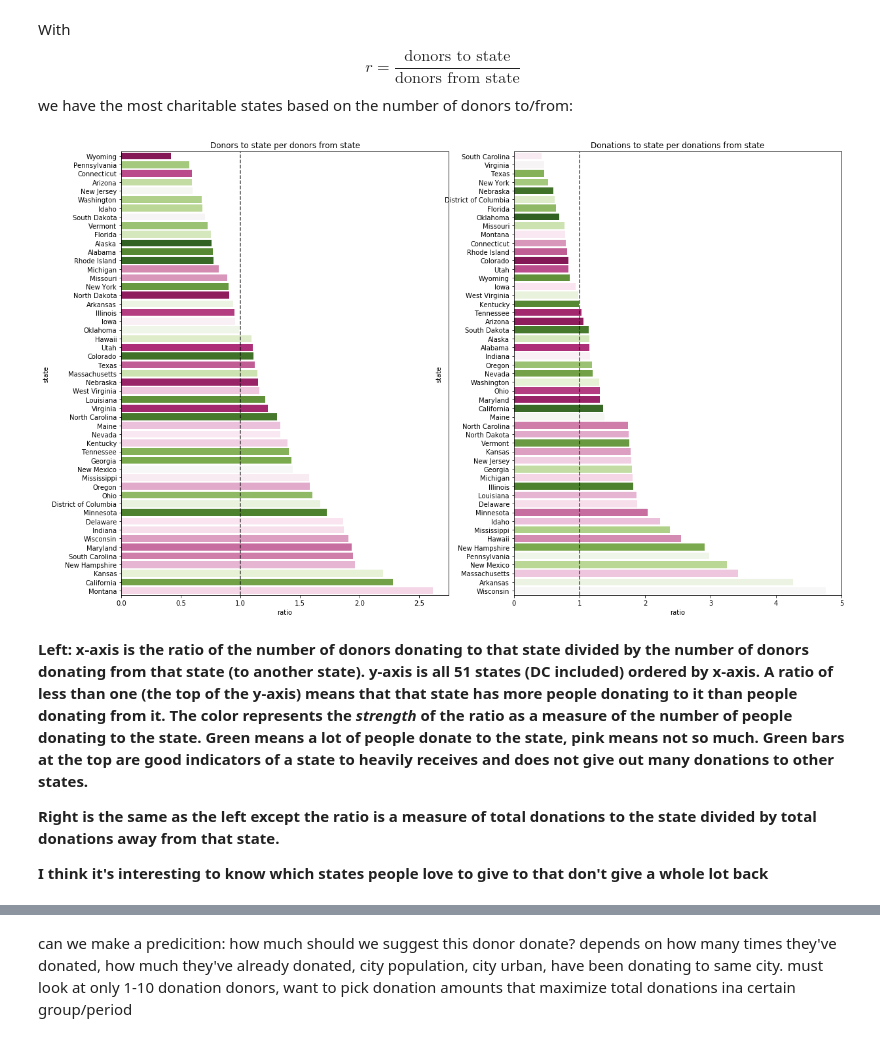
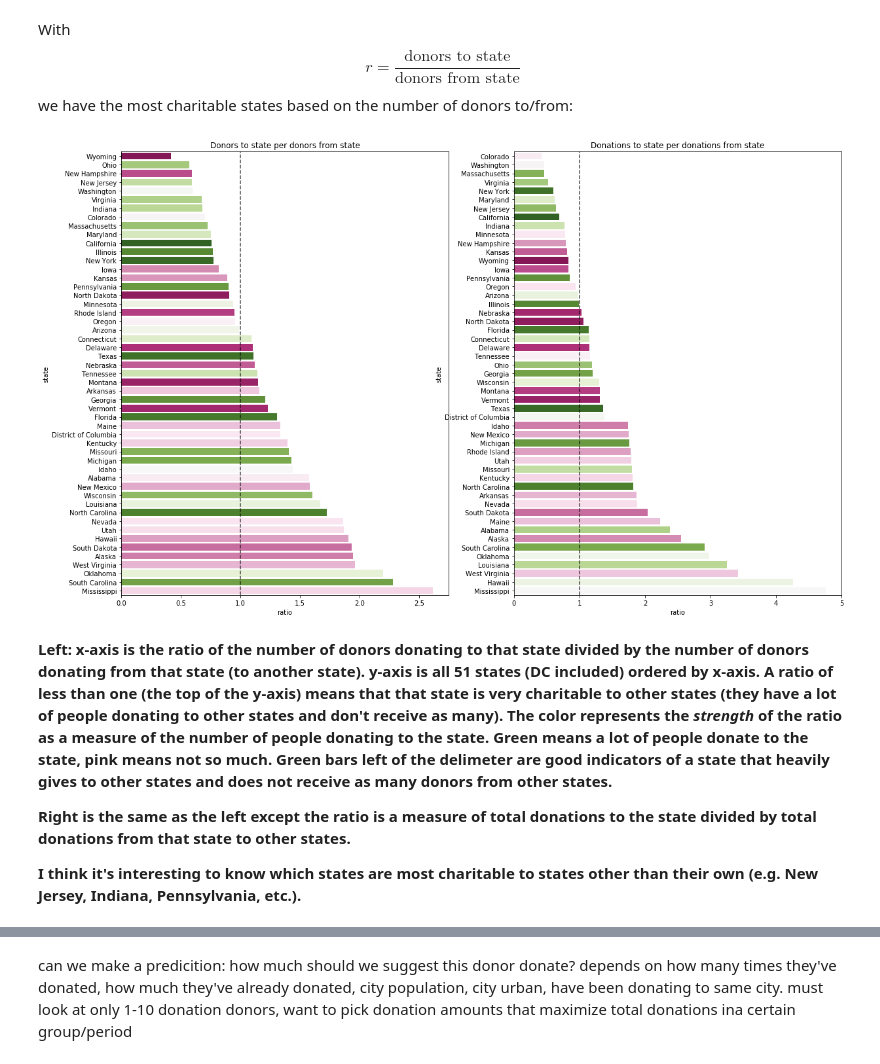
Before and after one commit to mikeona120/MATH189_Final, a Jupyter notebook: liebscher_analysis.ipynb, the cells around one changed output, grey strips where cells are left out. Saved outputs shown, nothing was run; the diff lists cells and outputs as text; code cells hidden in the pictures.

Commit message:
fixed the last chart and explanation: charitable states

```diff
--- a/liebscher_analysis.ipynb
+++ b/liebscher_analysis.ipynb
@@ -839,8 +839,7 @@ state_donation_transfer_mat = donors_schools.groupby(['school_state', 'donor_sta
 # %%
 z_i = np.ones(state_donor_transfer_mat.shape) - np.diag(np.ones(len(state_donor_transfer_mat)))
 
-S1 = state_donor_transfer_mat.as_matrix() * z_i
-
+S1 = state_donor_transfer_mat * z_i
 to_sum1 = S1.sum(axis=1)
 from_sum1 = S1.sum(axis=0)
 r1 = to_sum1 / from_sum1 # ratio of donations to state x to donations from state y
@@ -854,40 +853,44 @@ With
 $$r=\frac{\text{donors to state}}{\text{donors from state}}$$
 we have the most charitable states based on the number of donors to/from:
 # %%
-df = pd.DataFrame({'state': state_donor_transfer_mat.columns.values[r1.argsort()[::-1]], 'ratio': r1, 'to_sum': to_sum1}).sort_values('ratio')
+s_r1 = r1[r1.argsort()]
+
+df = pd.DataFrame({'state': s_r1.index, 'ratio': s_r1.values, 'to_sum': to_sum1[r1.argsort()]})
 plt.subplots(figsize=(16,10))
 plt.tight_layout()
 
 plt.subplot(121)
 
 pal = sns.color_palette("PiYG_r", len(df['to_sum']))
 rank = df['to_sum'].argsort().argsort()
 
 ax = sns.barplot(y='state', x='ratio', data=df, orient='h', palette=np.array(pal[::-1])[rank])
 #ax.figure.colorbar()
 ax.axvline(1, 0, 1, linestyle='--', c='k', alpha=0.7)
 plt.title('Donors to state per donors from state')
 
 # ======
 
-df = pd.DataFrame({'state': state_donation_transfer_mat.columns.values[r2.argsort()[::-1]], 'ratio': r2, 'to_sum': to_sum2}).sort_values('ratio')
+
+s_r2 = r2[r2.argsort()]
+df = pd.DataFrame({'state': s_r2.index, 'ratio': s_r2.values, 'to_sum': to_sum2[r2.argsort()]})
 
 plt.subplot(122)
 
 pal = sns.color_palette("PiYG_r", len(df['to_sum']))
 rank = df['to_sum'].argsort().argsort()
 
 ax = sns.barplot(y='state', x='ratio', data=df, orient='h', palette=np.array(pal[::-1])[rank])
 ax.axvline(1, 0, 1, linestyle='--', c='k', alpha=0.7)
 plt.title('Donations to state per donations from state');
 # %% [output]
-[figure, old version]
+[figure, new version]
 # %% [markdown]
-**Left: x-axis is the ratio of the number of donors donating to that state divided by the number of donors donating from that state (to another state). y-axis is all 51 states (DC included) ordered by x-axis. A ratio of less than one (the top of the y-axis) means that that state has more people donating to it than people donating from it. The color represents the *strength* of the ratio as a measure of the number of people donating to the state. Green means a lot of people donate to the state, pink means not so much. Green bars at the top are good indicators of a state to heavily receives and does not give out many donations to other states.**
+**Left: x-axis is the ratio of the number of donors donating to that state divided by the number of donors donating from that state (to another state). y-axis is all 51 states (DC included) ordered by x-axis. A ratio of less than one (the top of the y-axis) means that that state is very charitable to other states (they have a lot of people donating to other states and don't receive as many). The color represents the *strength* of the ratio as a measure of the number of people donating to the state. Green means a lot of people donate to the state, pink means not so much. Green bars left of the delimeter are good indicators of a state that heavily gives to other states and does not receive as many donors from other states.**
 
-**Right is the same as the left except the ratio is a measure of total donations to the state divided by total donations away from that state.**
+**Right is the same as the left except the ratio is a measure of total donations to the state divided by total donations from that state to other states.**
 
-**I think it's interesting to know which states people love to give to that don't give a whole lot back**
+**I think it's interesting to know which states are most charitable to states other than their own (e.g. New Jersey, Indiana, Pennsylvania, etc.).**
 # %%
 trunc_full_project_donations = full_project_donations.drop(['project_id', 'school_id', 'teacher_id', 'donor_id', 'expire'], axis=1)
 trunc_full_project_donations['posted'] = pd.to_datetime(trunc_full_project_donations['posted'], utc=True, unit='s')
```
